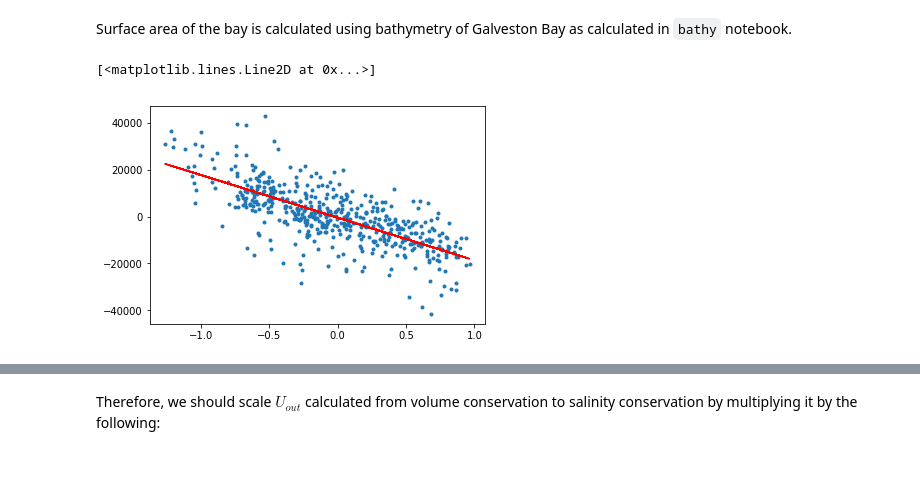
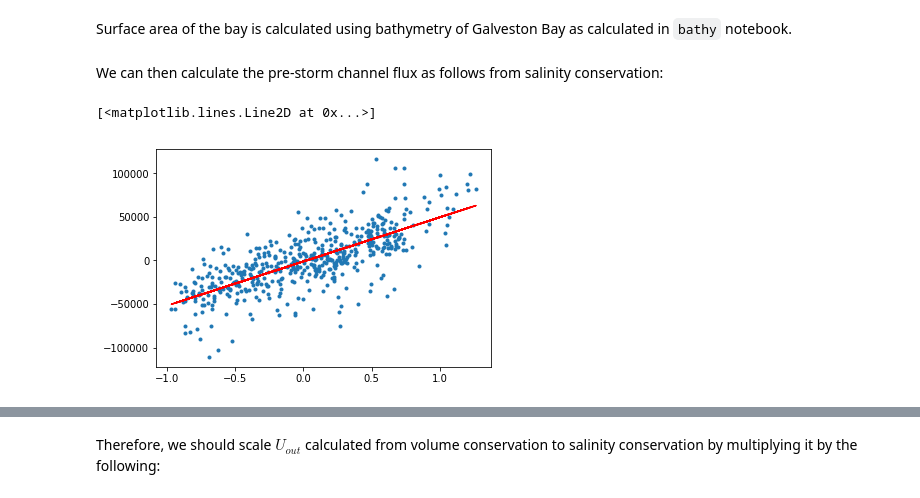
Before and after one commit to kthyng/flood_estimate, a Jupyter notebook: Analysis.ipynb, the cells around one changed output, grey strips where cells are left out. Cells and saved outputs as stored; diff of their text form; code cells hidden in the pictures; blank space fills up the shorter version.

```diff
--- a/Analysis.ipynb
+++ b/Analysis.ipynb
@@ -239,28 +241,29 @@ A = np.nansum(~np.isnan(bathym)*dx*dy)
 # %%
 # Average depths
-# bathymeanw = np.nansum(bathyw)/(~np.isnan(bathyw)).sum()
-bathymeane = np.nansum(bathye)/(~np.isnan(bathye)).sum()
-bathymeanm = np.nansum(bathym)/(~np.isnan(bathym)).sum()
+bathymeane = -np.nansum(bathye)/(~np.isnan(bathye)).sum()
+bathymeanm = -np.nansum(bathym)/(~np.isnan(bathym)).sum()
 # %%
-S = df['MIDG: Salinity'] # df['8771013: Salinity']
+Sm = df['MIDG: Salinity'] # df['8771013: Salinity']
 Sout = df['BOLI: Salinity']
 
-eta = df['8771013: Water Level [m]']['2017-08-4':]
+etam = df['8771013: Water Level [m]']['2017-08-4':]
 etae = df['8770971: Water Level [m]']['2017-08-4':]
 
-SV = A*S*(eta - bathymeanm) + Ae*S*(etae - bathymeane)
+SV = Am*Sm*(etam + bathymeanm) + Ae*Sm*(etae + bathymeane)
 dSVdt = SV.diff()/3600.  # divide by 3600 seconds for an hour frequency
+# %% [markdown]
+We can then calculate the pre-storm channel flux as follows from salinity conservation:
 # %%
-Qout1b = dSVdt/-Sout
+Qch1b = dSVdt/-Sout
 # %%
-ind = (~Uout1a[dstart:'2017-08-24'].isnull()) * (~Qout1b[dstart:'2017-08-24'].isnull()).values
-p = np.polyfit(Uout1a[dstart:'2017-08-24'].loc[ind], Qout1b[dstart:'2017-08-24'].loc[ind], 1)  # fit a straight line (order is 1)
+ind = (~Uch[dstart:'2017-08-24'].isnull()) * (~Qch1b[dstart:'2017-08-24'].isnull()).values
+p = np.polyfit(Uch[dstart:'2017-08-24'].loc[ind], Qch1b[dstart:'2017-08-24'].loc[ind], 1)  # fit a straight line (order is 1)
 # %%
-plt.plot(Uout1a[dstart:'2017-08-24'], Qout1b[dstart:'2017-08-24'], '.')
-plt.plot(Uout1a[dstart:'2017-08-24'], np.polyval(p, Uout1a[dstart:'2017-08-24']), 'r')
+plt.plot(Uch[dstart:'2017-08-24'], Qch1b[dstart:'2017-08-24'], '.')
+plt.plot(Uch[dstart:'2017-08-24'], np.polyval(p, Uch[dstart:'2017-08-24']), 'r')
 # %% [output]
 [<matplotlib.lines.Line2D at 0x...>]
-[figure, old version]
+[figure, new version]
 # %%
 p
 # %% [output]
```
Also changed, not shown: parts of 36 cells of this notebook.
